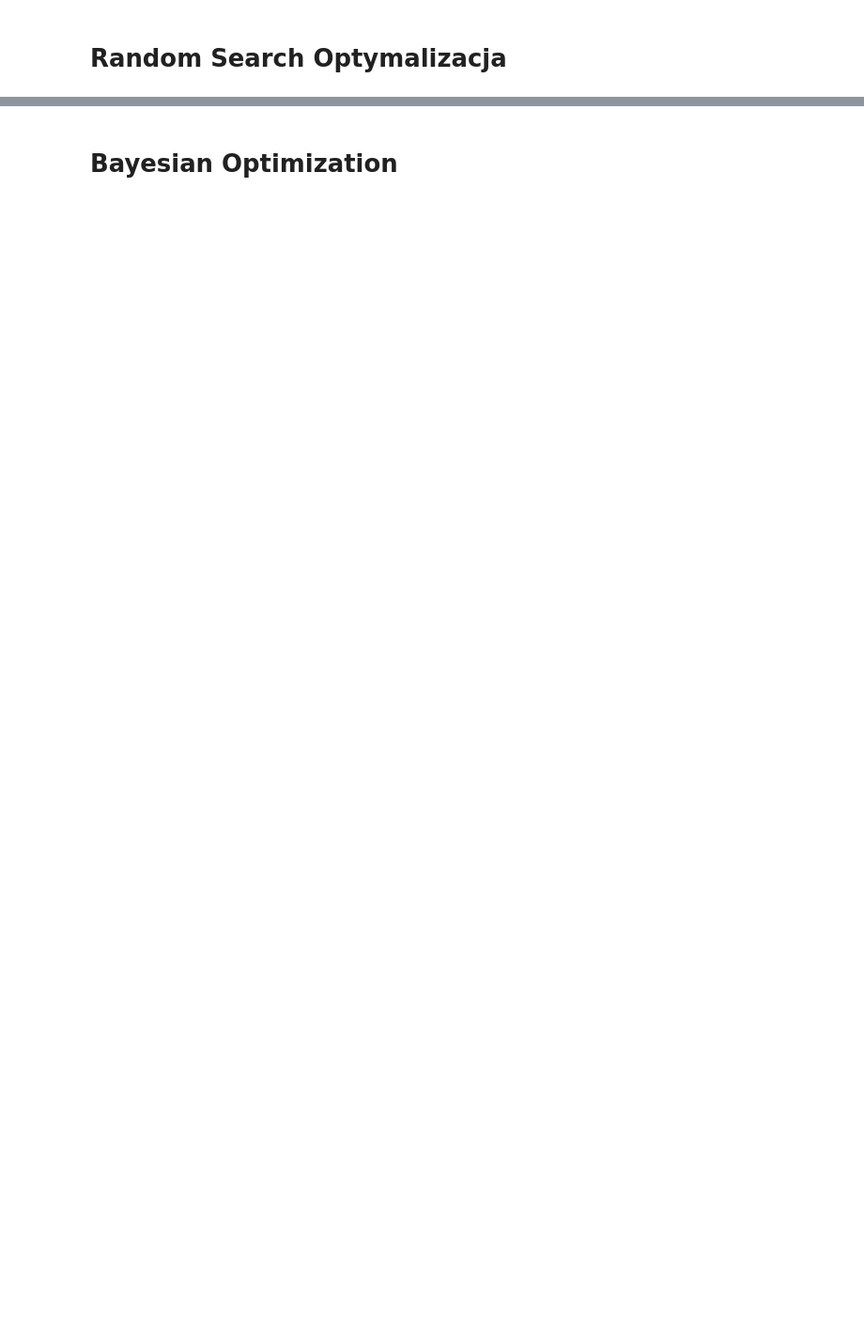
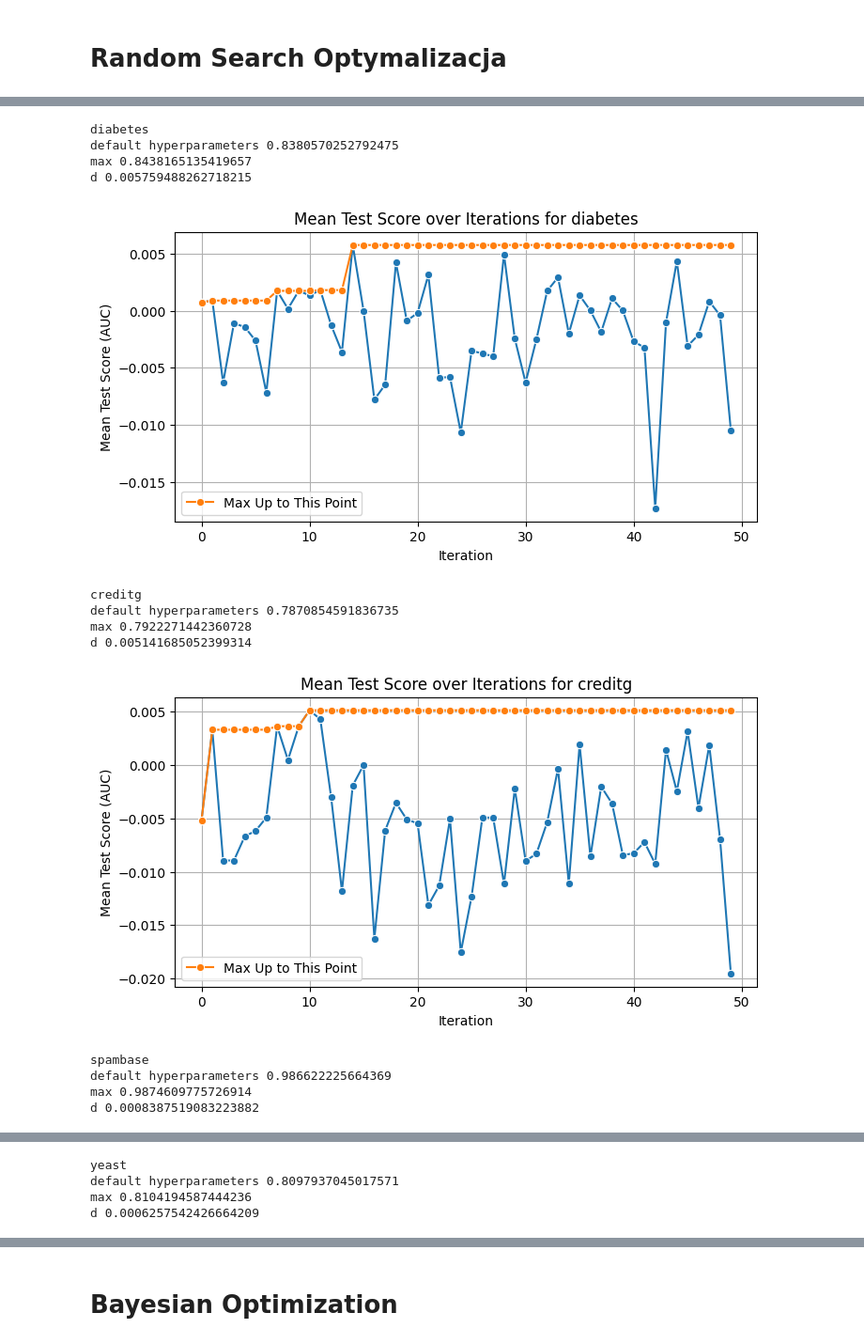
Before and after one commit to JakKepka/AutoML, a Jupyter notebook: AutoTuning/AutoTuning.ipynb, the cells around one changed output, grey strips where cells are left out. Shown: that part at 94% size. Saved outputs shown, nothing was run; the diff lists cells and outputs as text; code cells hidden in the pictures; blank space fills up the shorter version.

```diff
--- a/AutoTuning/AutoTuning.ipynb
+++ b/AutoTuning/AutoTuning.ipynb
@@ -38,5 +39,5 @@ yeast_dataset = openml.datasets.get_dataset(40597)
 # %%
-#datasets['yeast'] = [X, y, columns]
+datasets['yeast'] = [X, y, columns]
 # %% [markdown]
 # Preprocessing
 # %%
@@ -112,7 +114,7 @@ from skopt.space import Integer, Categorical
 rf = RandomForestClassifier(random_state=42)
 
 param_distributions = {
-    'n_estimators': [50, 100, 200, 300, 1000, 2000],
+    'n_estimators': [50, 100, 200, 300, 1000, 1500],
     'max_depth': [5, 10, 20, None],
     'min_samples_split': [2, 5, 10],
     'min_samples_leaf': [1, 2, 4],
@@ -123,11 +125,12 @@ param_distributions = {
 random_search = RandomizedSearchCV(
     estimator=rf,
     param_distributions=param_distributions,
-    n_iter=20,
+    n_iter=50,
     scoring='roc_auc',
     cv=5,
     random_state=42,
-    n_jobs=-1
+    n_jobs=-1,
+    return_train_score=True
 )
 # %%
 # Przechowujemy wyniki dla każdego zbioru danych
@@ -195,3 +207,8 @@ Name: 11, dtype: object
+# %%
+import ast
+
+# Konwersja stringa na słownik
+default_params_dict = ast.literal_eval(default_params['params'])
 # %% [markdown]
 # Random Search Optymalizacja
 # %%
@@ -293,0 +329,62 @@ Czas wykonaniu dla datasetu spambase: 65.23516201972961
+# %%
+import matplotlib.pyplot as plt
+import seaborn as sns
+
+# DataFrame do przechowywania wyników dla każdego datasetu
+all_data_random = pd.DataFrame()
+
+# Iteracja przez wszystkie datay i generowanie wykresów
+for dataset_name in datasets:
+    print(dataset_name)
+
+    default_auc_score = default_stats[dataset_name]
+    print("default hyperparameters", default_auc_score)
+
+    # Wczytaj wyniki dla danego datasetu z pliku
+    random_results = pd.read_csv(f"output/{dataset_name}_random_search_iter_res.csv")
+
+    max_mean_test_score = random_results['mean_test_score'].max()
+    min_mean_test_score = random_results['mean_test_score'].min()
+
+    print('max', max_mean_test_score)
+    print('d', max_mean_test_score - default_auc_score)
+
+    # Dodanie nowej kolumny z różnicą między mean_test_score a default_auc_score
+    random_results['adjusted_mean_test_score'] = -(default_auc_score - random_results['mean_test_score']) #/ ( max_mean_test_score - min_mean_test_score)
+
+    # Dodanie kolumny max_adjusted_mean_test_score_in_window (maksymalna wartość z wszystkich poprzednich wierszy)
+    random_results['max_adjusted_mean_test_score_in_window'] = random_results['adjusted_mean_test_score'].cummax()
+    random_results['dataset'] = dataset_name
+
+    # Dołączamy wyniki do all_data
+    all_data_random = pd.concat([all_data_random, random_results[['dataset', 'adjusted_mean_test_score']]])
+
+    # Tworzenie wykresu
+    plt.figure(figsize=(8, 4))
+    sns.lineplot(data=random_results, x=random_results.index, y='adjusted_mean_test_score', marker='o')
+    sns.lineplot(data=random_results, x=random_results.index, y='max_adjusted_mean_test_score_in_window', marker='o', label='Max Up to This Point')
+    plt.title(f"Mean Test Score over Iterations for {dataset_name}")
+    plt.xlabel("Iteration")
+    plt.ylabel("Mean Test Score (AUC)")
+    plt.grid(True)
+    plt.show()
+
+# d 0.005930488905295128
+# d 0.005518018018017989
+# d 0.0007703740972345718
+# d 0.00046967973840550403
+# %% [output]
+diabetes
+default hyperparameters 0.8380570252792475
+max 0.8438165135419657
+d 0.005759488262718215
+[figure, added]
+creditg
+default hyperparameters 0.7870854591836735
+max 0.7922271442360728
+d 0.005141685052399314
+[figure, added]
+spambase
+default hyperparameters 0.986622225664369
+max 0.9874609775726914
+d 0.0008387519083223882
@@ -293,0 +392,4 @@ Czas wykonaniu dla datasetu spambase: 65.23516201972961
+yeast
+default hyperparameters 0.8097937045017571
+max 0.8104194587444236
+d 0.0006257542426664209
```
Also changed, not shown: parts of 13 cells of this notebook, 27 other files.
